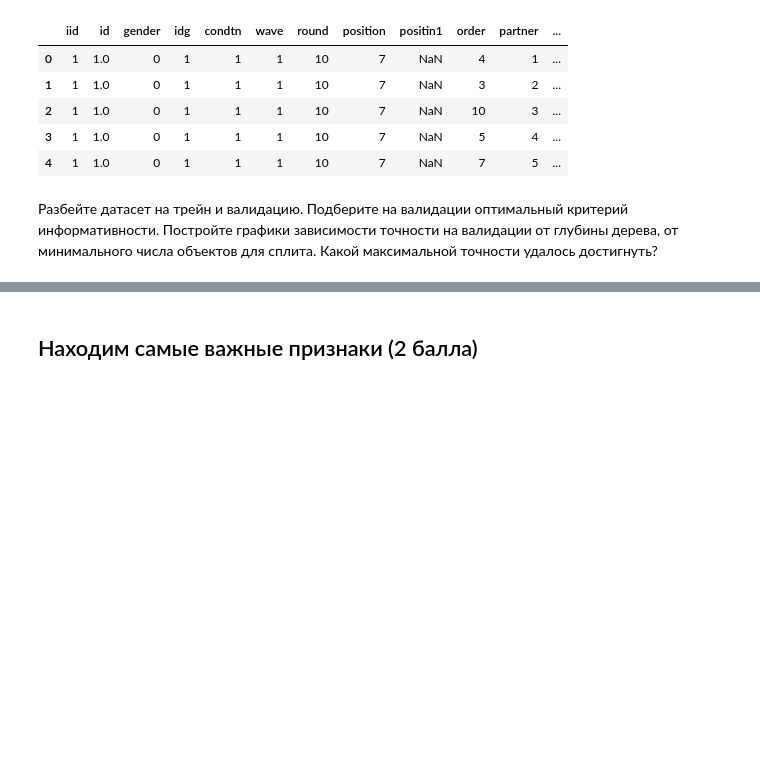
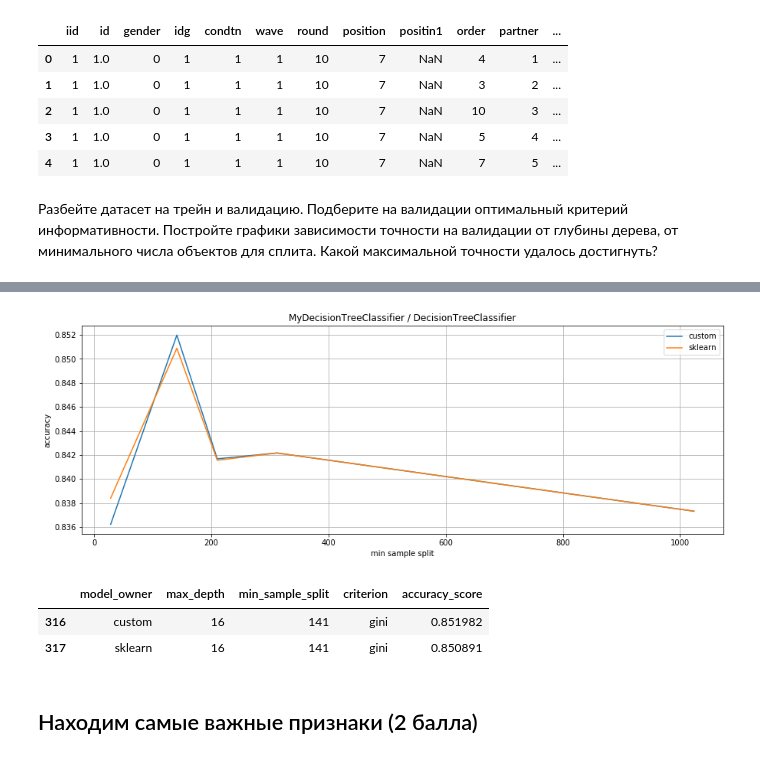
Before and after one commit to DaveMSU/msu_ml_spring_2020, a Jupyter notebook: 03/d.harazyan_hw3.ipynb, the cells around one changed output, grey strips where cells are left out. Saved outputs shown, nothing was run; the diff lists cells and outputs as text; code cells hidden in the pictures; blank space fills up the shorter version.

```diff
--- a/03/d.harazyan_hw3.ipynb
+++ b/03/d.harazyan_hw3.ipynb
@@ -376,3 +481,61 @@ df.head()
+# %%
+# Визуализируем влияние min_sample_split на accuracy:
+
+fig = plt.figure(figsize=(15,5))
+ax = plt.subplot()
+ax.set_title('MyDecisionTreeClassifier / DecisionTreeClassifier')
+ax.set_xlabel('min sample split')
+ax.set_ylabel('accuracy')
+ax.grid()
+
+
+# Модель построенная нами:
+
+indx_max = table_of_results.query('model_owner == "custom"').accuracy_score.idxmax()
+best_custom_model = table_of_results.iloc[[indx_max]]
+best_depth = best_custom_model.max_depth.to_list()[0]
+best_criterion = best_custom_model.criterion.to_list()[0]
+
+sub_table_by_depth = table_of_results.query('model_owner == "custom" \
+                                           & max_depth == @best_depth \
+                                           & criterion == @best_criterion')
+
+custom_graph = sub_table_by_depth.loc[:,['min_sample_split', 'accuracy_score']]\
+                  .sort_values(by=['min_sample_split'])\
+                  .set_index('min_sample_split')
+
+
+# Модель из библиотеки scikit-learn:
+
+indx_max = table_of_results.query('model_owner == "sklearn"').accuracy_score.idxmax()
+best_custom_model = table_of_results.iloc[[indx_max]]
+best_depth = best_custom_model.max_depth.to_list()[0]
+best_criterion = best_custom_model.criterion.to_list()[0]
+
+sub_table_by_depth = table_of_results.query('model_owner == "sklearn" \
+                                           & max_depth == @best_depth \
+                                           & criterion == @best_criterion')
+
+sklearn_graph = sub_table_by_depth.loc[:,['min_sample_split', 'accuracy_score']]\
+                  .sort_values(by=['min_sample_split'])\
+                  .set_index('min_sample_split')
+
+ax.plot(custom_graph, label='custom')
+ax.plot(sklearn_graph, label='sklearn')
+
+ax.legend()
+
+plt.show();
+# %% [output]
+[figure, added]
+# %%
+custom_index = table_of_results.query('model_owner == "custom"').accuracy_score.idxmax()
+sklearn_index = table_of_results.query('model_owner == "sklearn"').accuracy_score.idxmax()
+table_of_results.iloc[[custom_index, sklearn_index]]
+# %% [output]
+|  | model_owner | max_depth | min_sample_split | criterion | accuracy_score |
+| 316 | custom | 16 | 141 | gini | 0.851982 |
+| 317 | sklearn | 16 | 141 | gini | 0.850891 |
 # %% [markdown]
 ## Находим самые важные признаки (2 балла)
 # %% [markdown]
```
Also changed, not shown: parts of 38 cells of this notebook.
